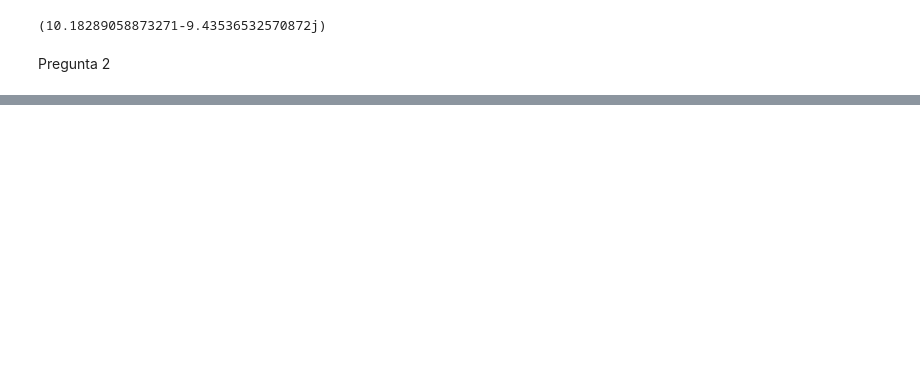
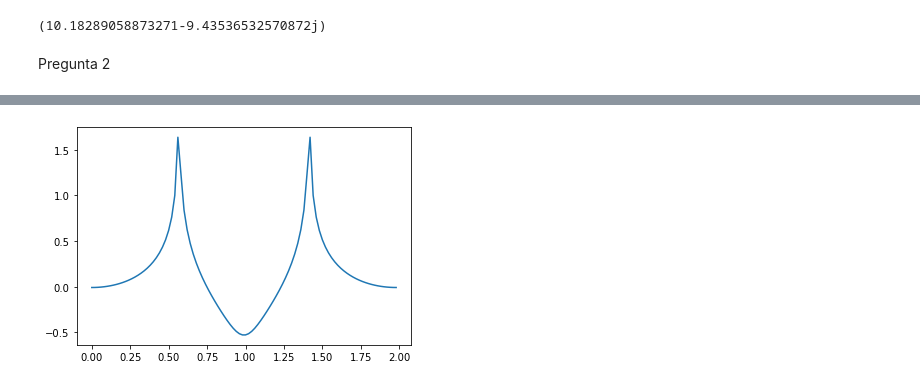
Before and after one commit to CatalinaFlorez/Metodos-Computacionales-2---Borrero-Florez, a Jupyter notebook: Taller 1 copy.ipynb, the cells around one changed output, grey strips where cells are left out. Drawn from its saved outputs; the diff is of its cells as text; code cells hidden in the pictures; blank space fills up the shorter version.

```diff
--- a/Taller 1 copy.ipynb
+++ b/Taller 1 copy.ipynb
@@ -20,7 +21,7 @@ x
 Pregunta 2
 # %%
 N=100
-max=500
+max=50
 t=np.linspace(0,max,N)
-y=np.sin(2*np.pi*np.sqrt(2*t))
-f=0.0001
+y=np.sin(2*np.pi*np.sqrt(2)*t)
+f=np.linspace(0,1/((t[1])),100)
@@ -28,0 +28,4 @@ NameError: name 't' is not defined
+# %%
+norma=abs(transf_fourier_d(t,y,f))
+eje_y=np.log10(norma)
+eje_y
@@ -28,0 +50,8 @@ NameError: name 't' is not defined
+# %%
+fig, ax = plt.subplots()
+
+plt.plot(f, eje_y)
+
+plt.show()
+# %% [output]
+[figure, added]
```
Also changed, not shown: parts of 7 cells of this notebook.
